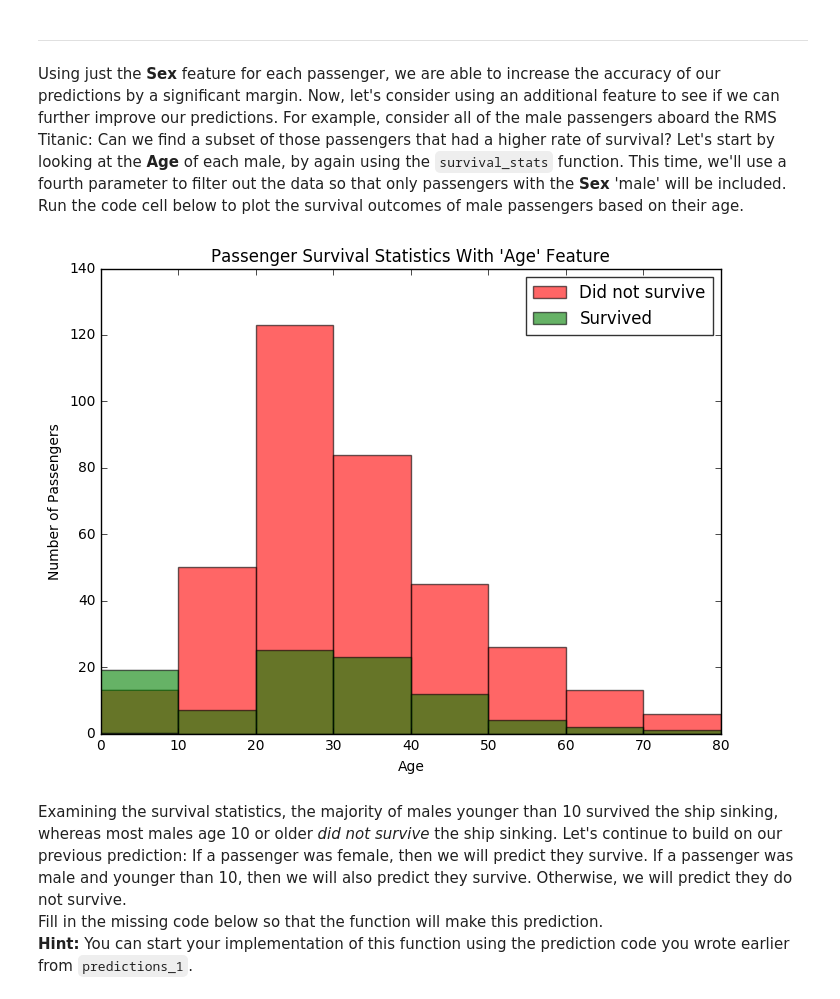
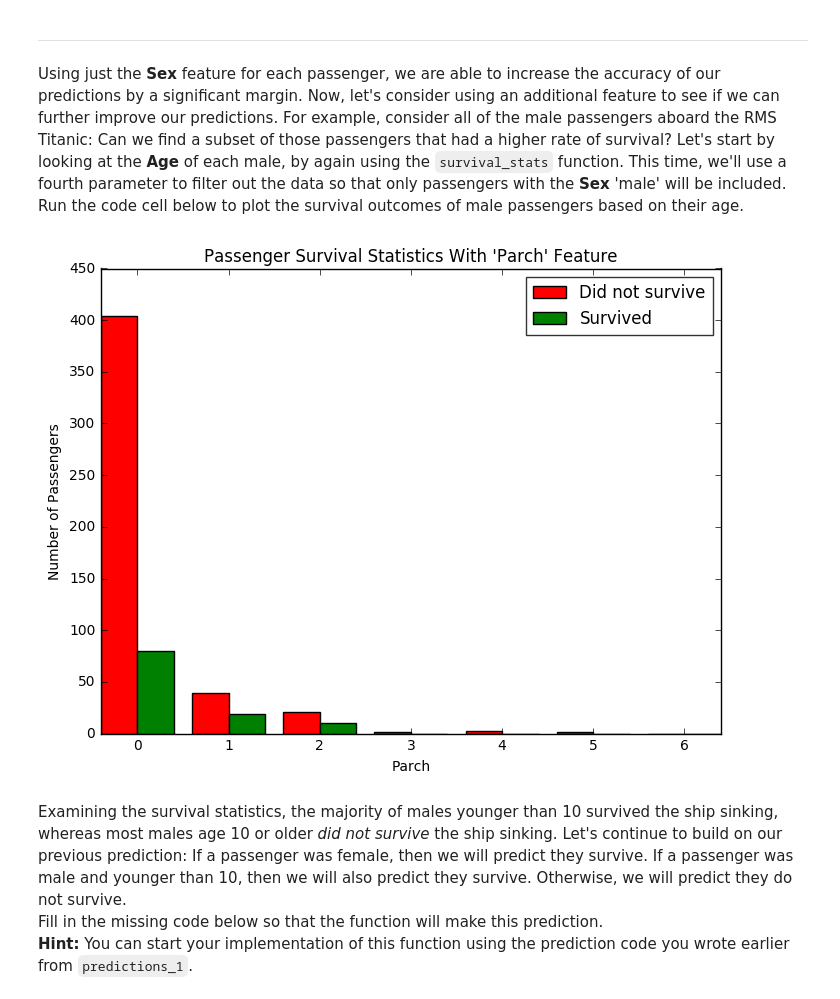
Before and after one commit to zxu32/machine-learning, a Jupyter notebook: projects/titanic_survival_exploration/titanic_survival_exploration.ipynb, the cells around one changed output. Drawn from its saved outputs; the diff is of its cells as text; code cells hidden in the pictures.

```diff
--- a/projects/titanic_survival_exploration/titanic_survival_exploration.ipynb
+++ b/projects/titanic_survival_exploration/titanic_survival_exploration.ipynb
@@ -182,9 +185,9 @@ Predictions have an accuracy of 78.68%.
 Using just the **Sex** feature for each passenger, we are able to increase the accuracy of our predictions by a significant margin. Now, let's consider using an additional feature to see if we can further improve our predictions. For example, consider all of the male passengers aboard the RMS Titanic: Can we find a subset of those passengers that had a higher rate of survival? Let's start by looking at the **Age** of each male, by again using the `survival_stats` function. This time, we'll use a fourth parameter to filter out the data so that only passengers with the **Sex** 'male' will be included.
 Run the code cell below to plot the survival outcomes of male passengers based on their age.
 # %%
-vs.survival_stats(data, outcomes, 'Age', ["Sex == 'male'"])
+vs.survival_stats(data, outcomes, 'Parch', ["Sex == 'male'"])
 # %% [output]
-[figure, old version]
+[figure, new version]
 # %% [markdown]
 Examining the survival statistics, the majority of males younger than 10 survived the ship sinking, whereas most males age 10 or older *did not survive* the ship sinking. Let's continue to build on our previous prediction: If a passenger was female, then we will predict they survive. If a passenger was male and younger than 10, then we will also predict they survive. Otherwise, we will predict they do not survive.
 Fill in the missing code below so that the function will make this prediction.
```
Also changed, not shown: parts of 6 cells of this notebook.
